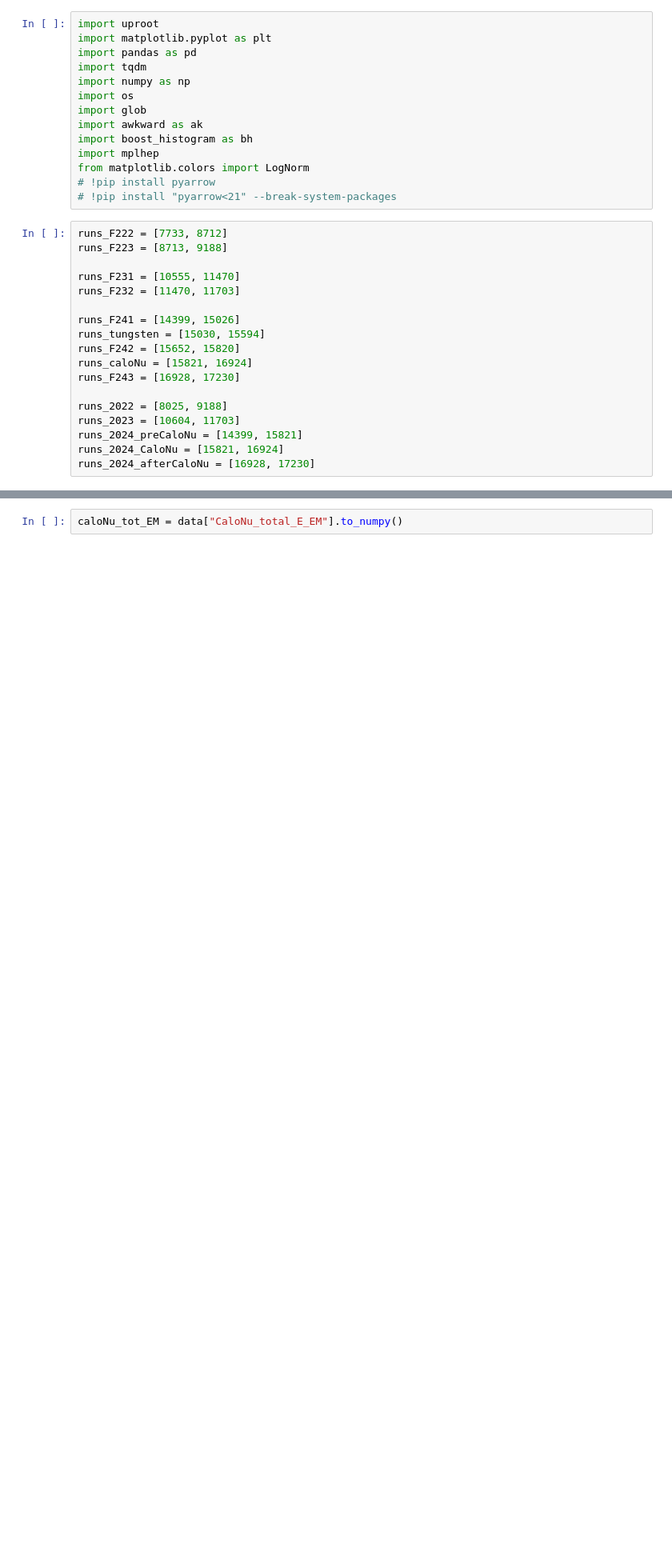
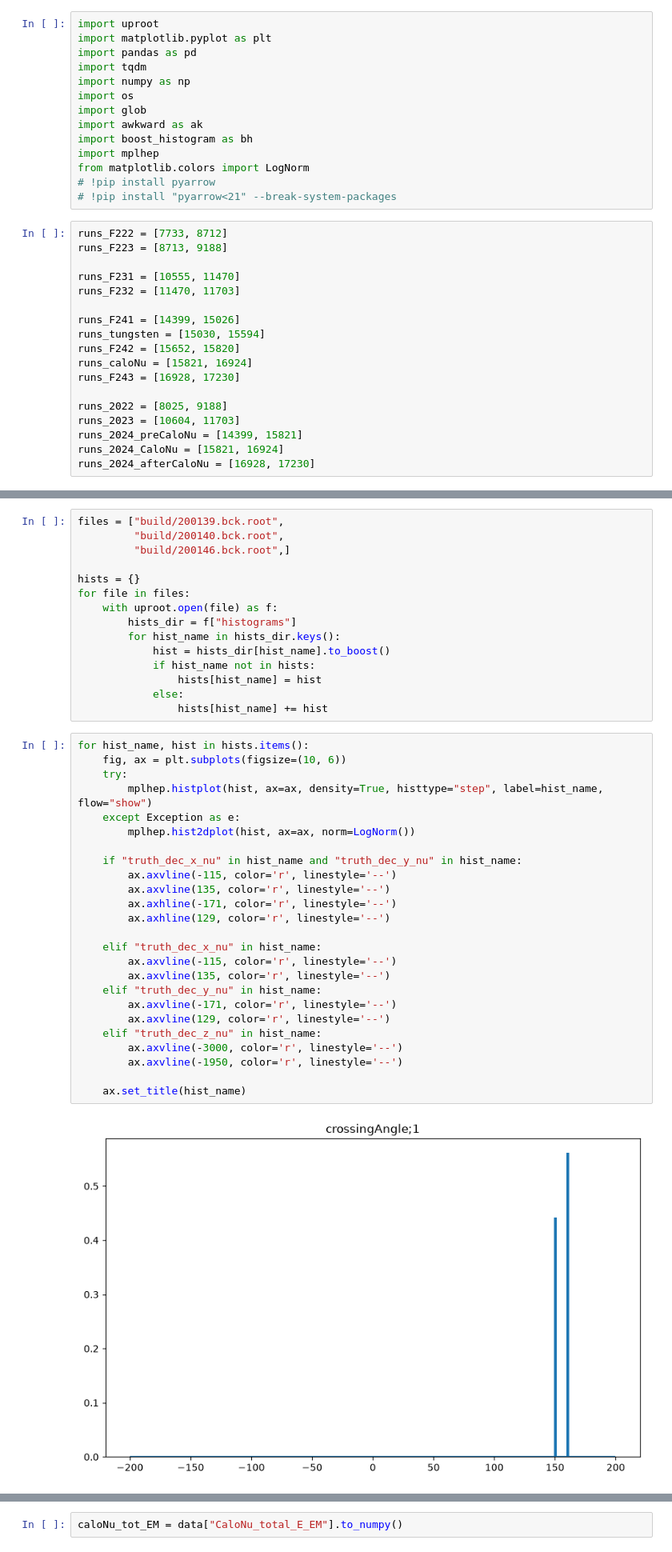
Before and after one commit to benw22022/nuAnalysis, a Jupyter notebook: check_caloNu.ipynb, the cells around one changed output, grey strips where cells are left out. Shown at 80% size. Saved outputs shown, nothing was run; the diff lists cells and outputs as text; blank space fills up the shorter version.

```diff
--- a/check_caloNu.ipynb
+++ b/check_caloNu.ipynb
@@ -38,0 +179,42 @@ data = uproot.concatenate(files, library="pd")
+# %%
+files = ["build/200139.bck.root",
+         "build/200140.bck.root",
+         "build/200146.bck.root",]
+
+hists = {}
+for file in files:
+    with uproot.open(file) as f:
+        hists_dir = f["histograms"]
+        for hist_name in hists_dir.keys():
+            hist = hists_dir[hist_name].to_boost()
+            if hist_name not in hists:
+                hists[hist_name] = hist
+            else:
+                hists[hist_name] += hist
+# %%
+for hist_name, hist in hists.items():
+    fig, ax = plt.subplots(figsize=(10, 6))
+    try:
+        mplhep.histplot(hist, ax=ax, density=True, histtype="step", label=hist_name, flow="show")
+    except Exception as e:
+        mplhep.hist2dplot(hist, ax=ax, norm=LogNorm())
+
+    if "truth_dec_x_nu" in hist_name and "truth_dec_y_nu" in hist_name:
+        ax.axvline(-115, color='r', linestyle='--')
+        ax.axvline(135, color='r', linestyle='--')
+        ax.axhline(-171, color='r', linestyle='--')
+        ax.axhline(129, color='r', linestyle='--')
+
+    elif "truth_dec_x_nu" in hist_name:
+        ax.axvline(-115, color='r', linestyle='--')
+        ax.axvline(135, color='r', linestyle='--')
+    elif "truth_dec_y_nu" in hist_name:
+        ax.axvline(-171, color='r', linestyle='--')
+        ax.axvline(129, color='r', linestyle='--')
+    elif "truth_dec_z_nu" in hist_name:
+        ax.axvline(-3000, color='r', linestyle='--')
+        ax.axvline(-1950, color='r', linestyle='--')
+
+    ax.set_title(hist_name)
+# %% [output]
+[figure, added]
```
Also changed, not shown: parts of 39 cells of this notebook, 48 other files.
